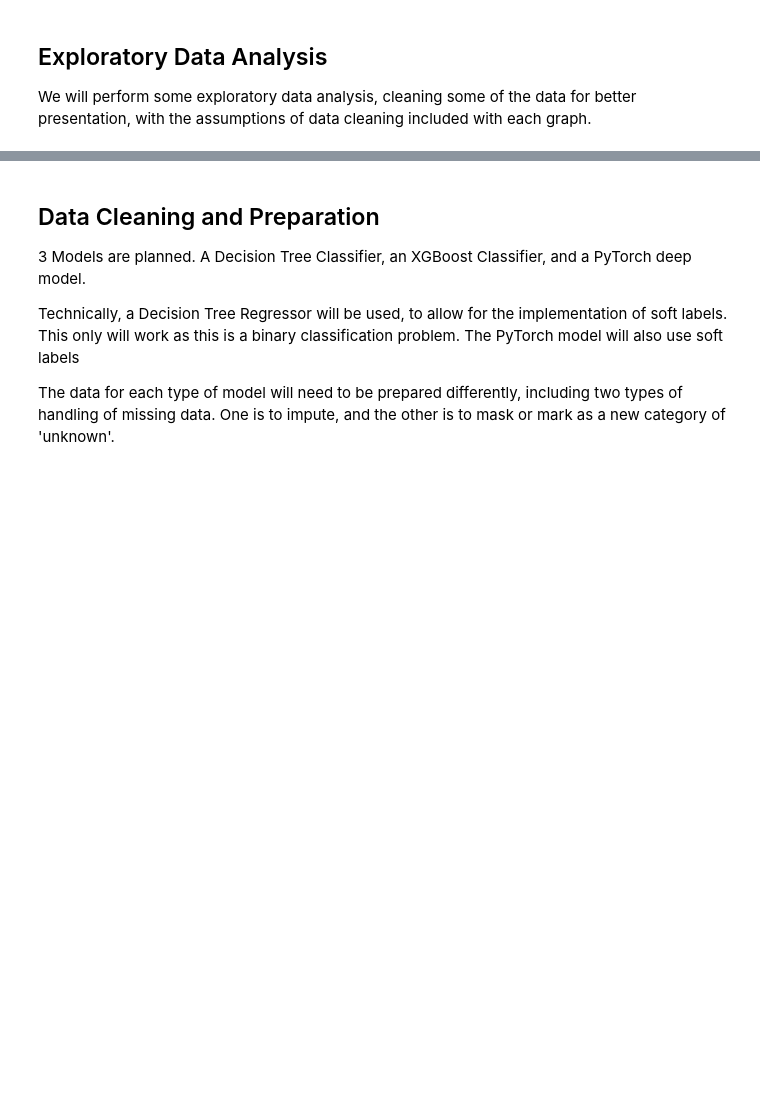
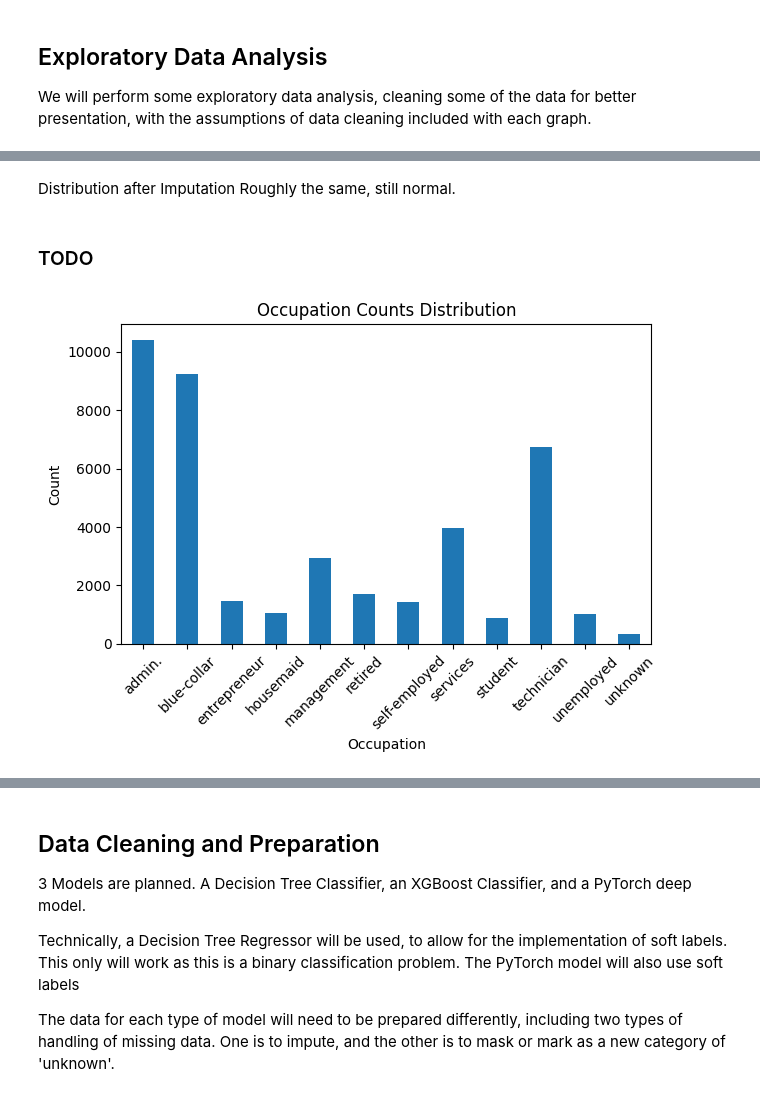
Before and after one commit to AlaTan93/aiap20-tan-song-xin-alastair-872I, a Jupyter notebook: eda.ipynb, the cells around one changed output, grey strips where cells are left out. Saved outputs shown, nothing was run; the diff lists cells and outputs as text; code cells hidden in the pictures; blank space fills up the shorter version.

```diff
--- a/eda.ipynb
+++ b/eda.ipynb
@@ -238,0 +259,18 @@ Age Data After Imputation
+# %% [markdown]
+Distribution after Imputation Roughly the same, still normal.
+# %% [markdown]
+### TODO
+# %%
+bank_df_2 = bank_df.copy()
+
+bank_df_2['Occupation'].value_counts().sort_index().plot(kind='bar')
+plt.xlabel('Occupation')
+plt.ylabel('Count')
+plt.xticks(rotation=45)
+plt.title('Occupation Counts Distribution')
+plt.tight_layout()
+plt.show()
+
+print("Collation of Jobs into these new categories:")
+# %% [output]
+[figure, added]
```
Also changed, not shown: parts of 4 cells of this notebook.
